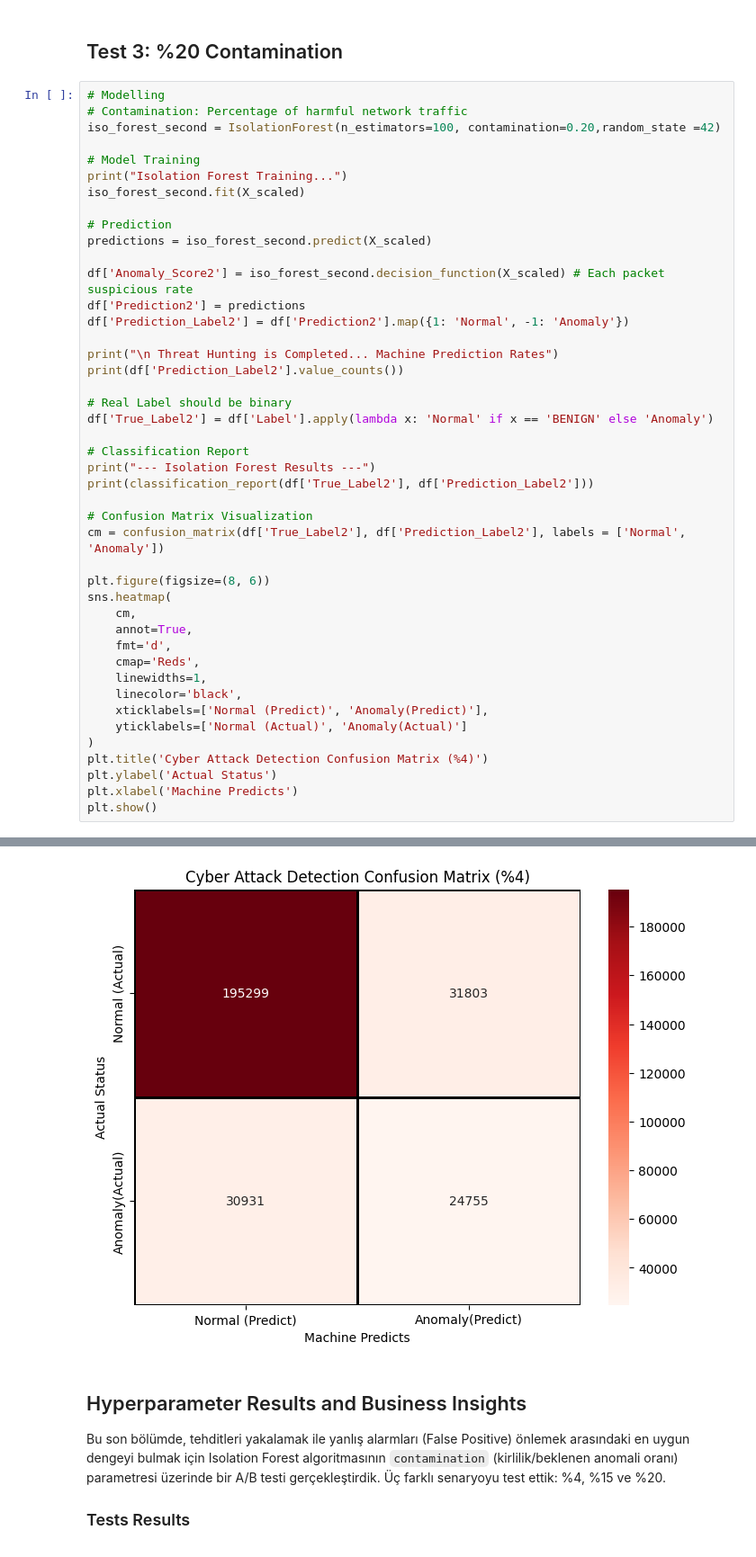
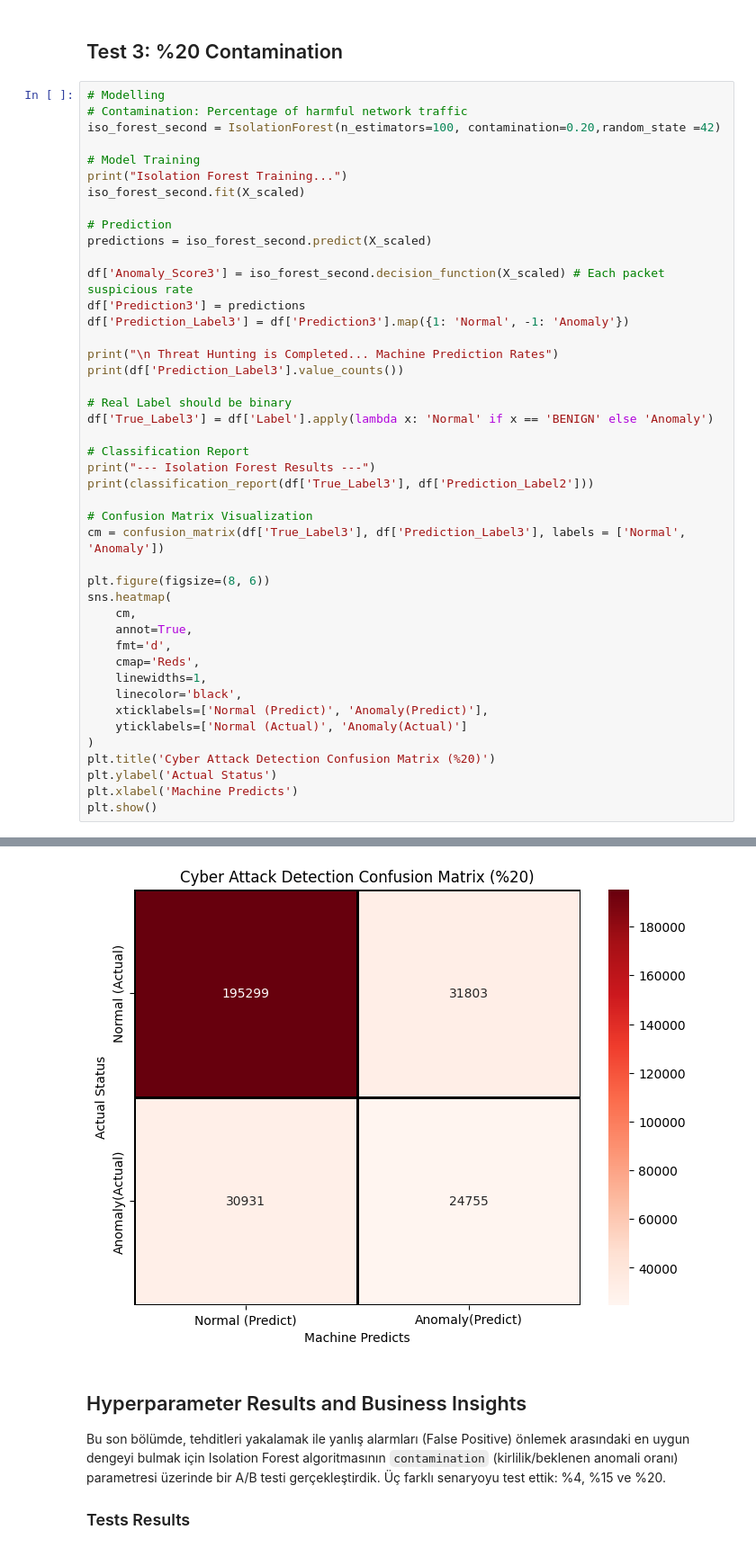
Before and after one commit to MelihKotman/DS-Mastery-Journey, a Jupyter notebook: Phase_2_Unsupervised/network_anomaly.ipynb, the cells around one changed output, grey strips where cells are left out. Shown at 90% size. Saved outputs shown, nothing was run; the diff lists cells and outputs as text.

Commit message:
Kaggle Notebook | Network Anomaly Detection: Isolation Forest | V1.2 Isolation Forest Hyperparameter Tuning

```diff
--- a/Phase_2_Unsupervised/network_anomaly.ipynb
+++ b/Phase_2_Unsupervised/network_anomaly.ipynb
@@ -317,22 +317,22 @@ iso_forest_second.fit(X_scaled)
 # Prediction
 predictions = iso_forest_second.predict(X_scaled)
 
-df['Anomaly_Score2'] = iso_forest_second.decision_function(X_scaled) # Each packet suspicious rate
-df['Prediction2'] = predictions
-df['Prediction_Label2'] = df['Prediction2'].map({1: 'Normal', -1: 'Anomaly'})
+df['Anomaly_Score3'] = iso_forest_second.decision_function(X_scaled) # Each packet suspicious rate
+df['Prediction3'] = predictions
+df['Prediction_Label3'] = df['Prediction3'].map({1: 'Normal', -1: 'Anomaly'})
 
 print("\n Threat Hunting is Completed... Machine Prediction Rates")
-print(df['Prediction_Label2'].value_counts())
+print(df['Prediction_Label3'].value_counts())
 
 # Real Label should be binary
-df['True_Label2'] = df['Label'].apply(lambda x: 'Normal' if x == 'BENIGN' else 'Anomaly')
+df['True_Label3'] = df['Label'].apply(lambda x: 'Normal' if x == 'BENIGN' else 'Anomaly')
 
 # Classification Report
 print("--- Isolation Forest Results ---")
-print(classification_report(df['True_Label2'], df['Prediction_Label2']))
+print(classification_report(df['True_Label3'], df['Prediction_Label2']))
 
 # Confusion Matrix Visualization
-cm = confusion_matrix(df['True_Label2'], df['Prediction_Label2'], labels = ['Normal', 'Anomaly'])
+cm = confusion_matrix(df['True_Label3'], df['Prediction_Label3'], labels = ['Normal', 'Anomaly'])
 
 plt.figure(figsize=(8, 6))
 sns.heatmap(
@@ -345,7 +345,7 @@ sns.heatmap(
     xticklabels=['Normal (Predict)', 'Anomaly(Predict)'],
     yticklabels=['Normal (Actual)', 'Anomaly(Actual)']
 )
-plt.title('Cyber Attack Detection Confusion Matrix (%4)')
+plt.title('Cyber Attack Detection Confusion Matrix (%20)')
 plt.ylabel('Actual Status')
 plt.xlabel('Machine Predicts')
 plt.show()
@@ -369,4 +369,4 @@ weighted avg       0.78      0.78      0.78    282788
-[figure, old version]
+[figure, new version]
 # %% [markdown]
 ## Hyperparameter Results and Business Insights
 
```
Also changed, not shown: parts of 2 cells of this notebook.
